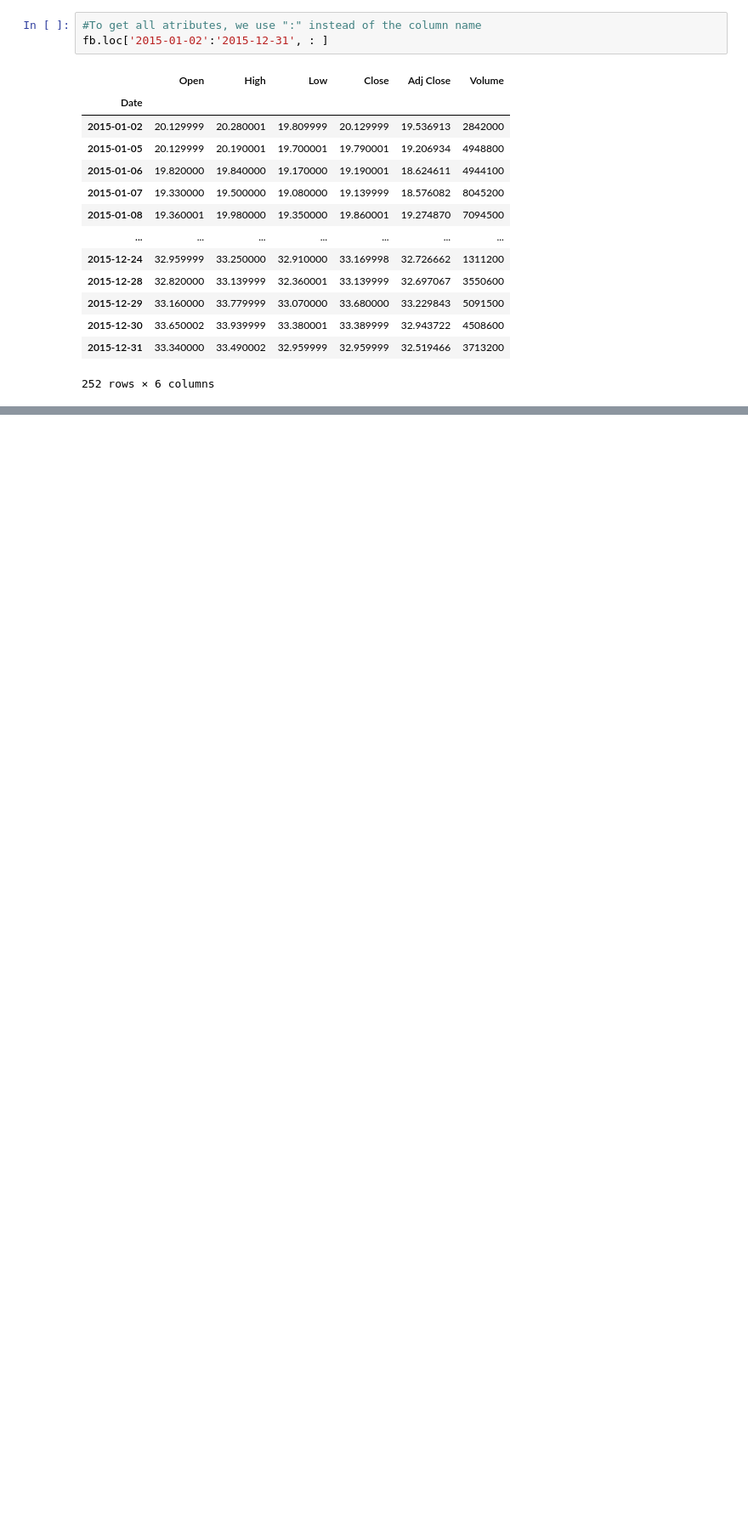
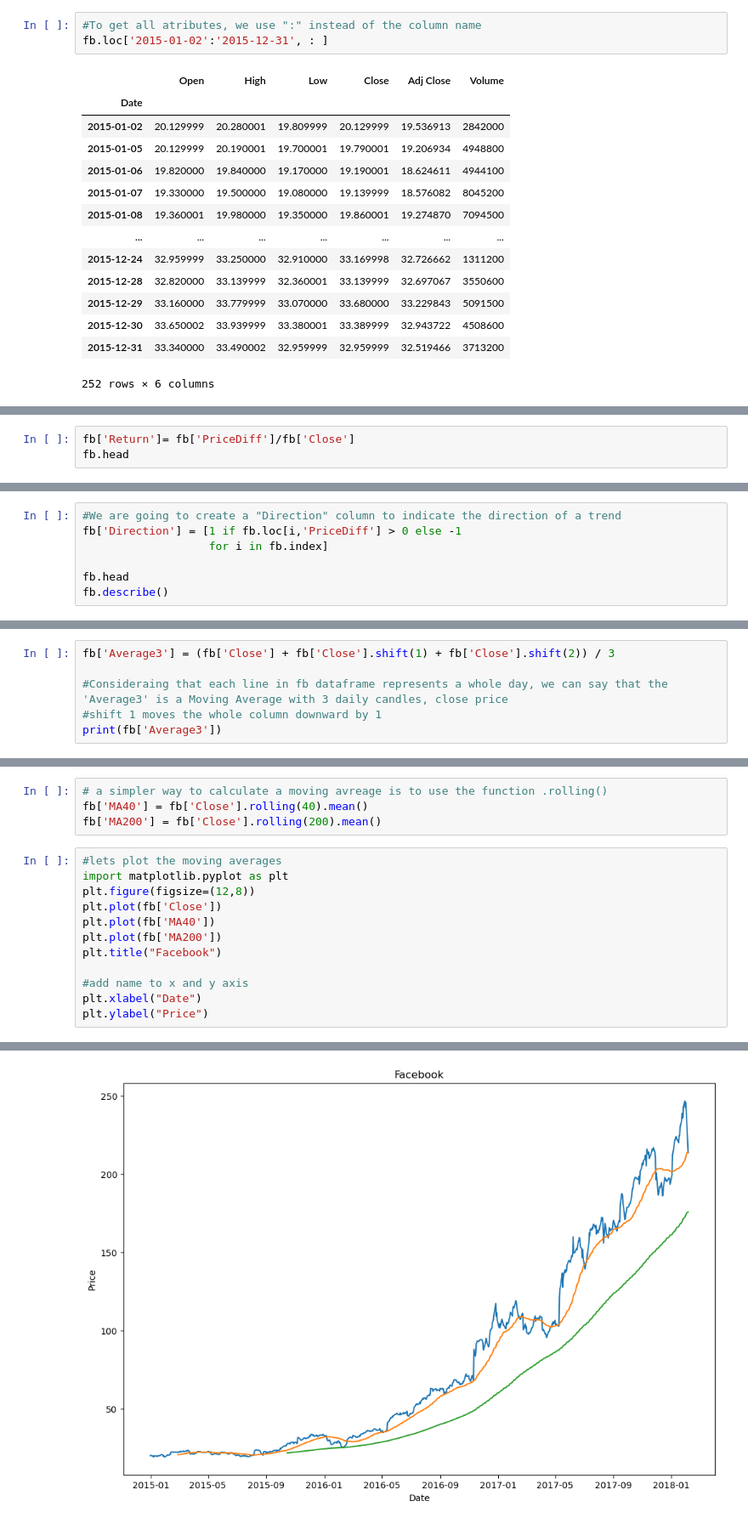
Before and after one commit to JoseDRomano/Python-and-Statistics-for-Financial-Analysis, a Jupyter notebook: week 1/lessons.ipynb, the cells around one changed output, grey strips where cells are left out. Shown: that part at 85% size. Drawn from its saved outputs; the diff is of its cells as text; blank space fills up the shorter version.

```diff
--- a/week 1/lessons.ipynb
+++ b/week 1/lessons.ipynb
@@ -104,0 +157,3 @@ fb.loc['2015-01-02':'2015-12-31', : ]
+# %%
+fb['Return']= fb['PriceDiff']/fb['Close']
+fb.head
@@ -104,0 +178,7 @@ fb.loc['2015-01-02':'2015-12-31', : ]
+# %%
+#We are going to create a "Direction" column to indicate the direction of a trend
+fb['Direction'] = [1 if fb.loc[i,'PriceDiff'] > 0 else -1
+                   for i in fb.index]
+
+fb.head
+fb.describe()
@@ -104,0 +199,6 @@ fb.loc['2015-01-02':'2015-12-31', : ]
+# %%
+fb['Average3'] = (fb['Close'] + fb['Close'].shift(1) + fb['Close'].shift(2)) / 3
+
+#Consideraing that each line in fb dataframe represents a whole day, we can say that the 'Average3' is a Moving Average with 3 daily candles, close price
+#shift 1 moves the whole column downward by 1
+print(fb['Average3'])
@@ -104,0 +219,17 @@ fb.loc['2015-01-02':'2015-12-31', : ]
+# %%
+# a simpler way to calculate a moving avreage is to use the function .rolling()
+fb['MA40'] = fb['Close'].rolling(40).mean()
+fb['MA200'] = fb['Close'].rolling(200).mean()
+# %%
+#lets plot the moving averages
+import matplotlib.pyplot as plt
+plt.figure(figsize=(12,8))
+plt.plot(fb['Close'])
+plt.plot(fb['MA40'])
+plt.plot(fb['MA200'])
+plt.title("Facebook")
+
+#add name to x and y axis
+plt.xlabel("Date")
+plt.ylabel("Price")
+# %% [output]
@@ -104,0 +237 @@ fb.loc['2015-01-02':'2015-12-31', : ]
+[figure, added]
```
Also changed, not shown: parts of 9 cells of this notebook, 1 other file.
